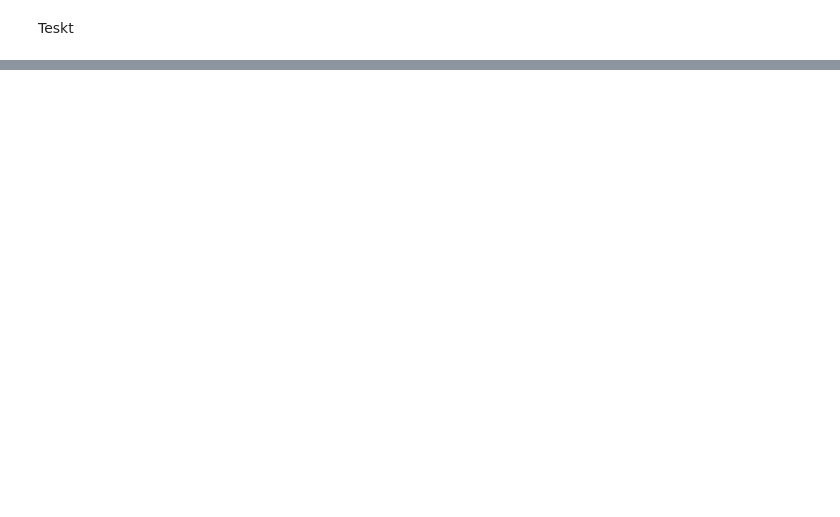
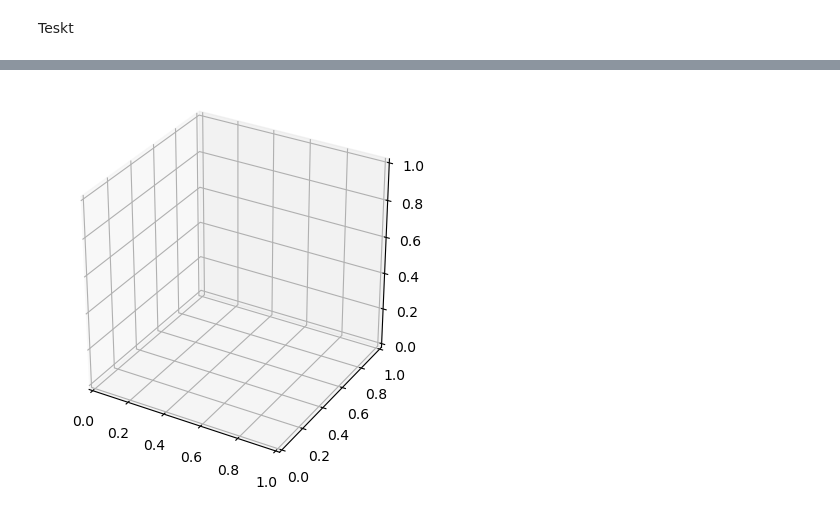
Before and after one commit to MTZ-dev/slothpy, a Jupyter notebook: Untitled.ipynb, the cells around one changed output, grey strips where cells are left out. Drawn from its saved outputs; the diff is of its cells as text; code cells hidden in the pictures; blank space fills up the shorter version.

```diff
--- a/Untitled.ipynb
+++ b/Untitled.ipynb
@@ -64,0 +81,4 @@ array([[52, 74, 38],
+# %%
+CeCoN3.animate_mag_3d("TVZP", 14, [1], 100, 10, 600, 120, 24, fps = 30, filename="CeCoN3_phase_animation")
+# %% [output]
+[figure, added]
```
Also changed, not shown: parts of 13 cells of this notebook, 8 other files.
